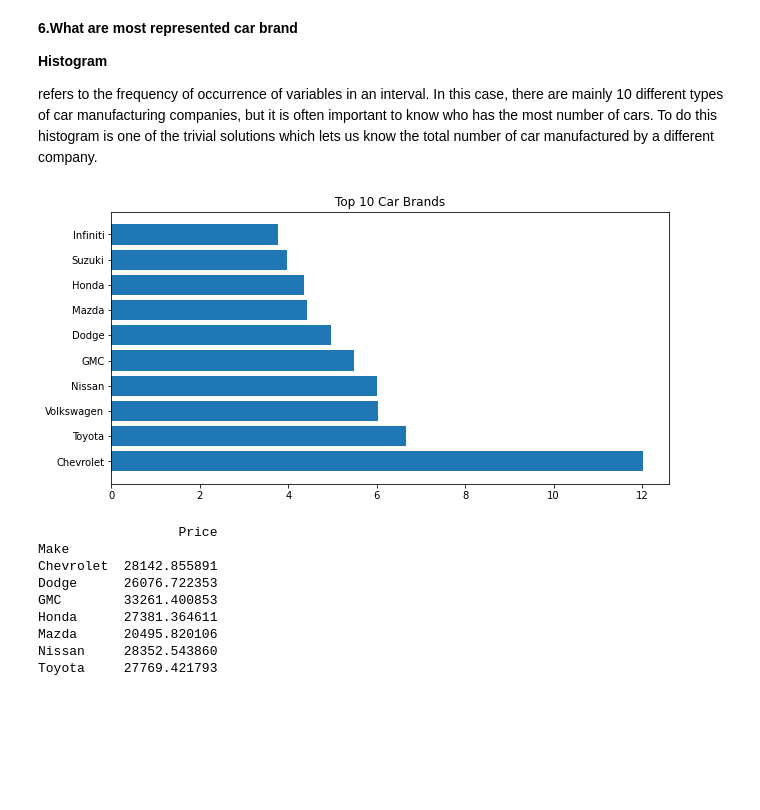
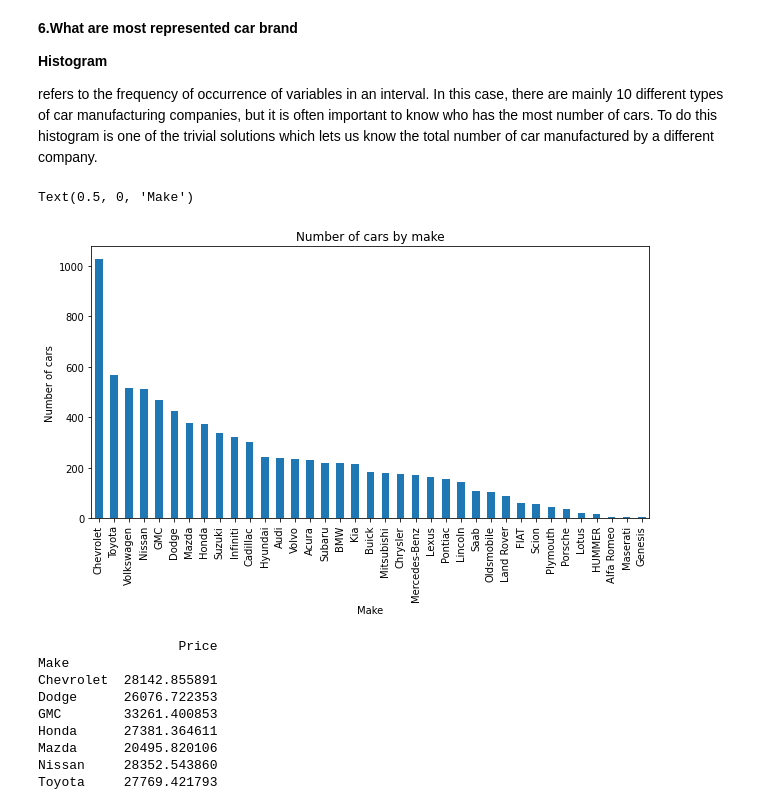
Before and after one commit to Madhavi-Sawarkar/MLProject1, a Jupyter notebook: MLPROJECT.ipynb, the cells around one changed output. Cells and saved outputs as stored; diff of their text form; code cells hidden in the pictures; blank space fills up the shorter version.

```diff
--- a/MLPROJECT.ipynb
+++ b/MLPROJECT.ipynb
@@ -270,16 +301,22 @@ As seen above there were around 1600 rows were outliers. But you cannot complete
  refers to the frequency of occurrence of variables in an interval. In this case, there are mainly 10 different types of car manufacturing companies, but it is often important to know who has the most number of cars. To do this histogram is one of the trivial solutions which lets us know the total number of car manufactured by a different company.
 # %%
 #percentage of car per brand
-counts = data['Make'].value_counts()*100/sum(data['Make'].value_counts())
+#counts = data['Make'].value_counts()*100/sum(data['Make'].value_counts())
 #Top 10 Car Brands
-popular_labels = counts.index[:10]
+#popular_labels = counts.index[:10]
 #Plot
-plt.figure(figsize=(10,5))
-plt.barh(popular_labels, width=counts[:10])
-plt.title('Top 10 Car Brands')
-plt.show()
+#plt.figure(figsize=(10,5))
+#plt.barh(popular_labels, width=counts[:10])
+#plt.title('Top 10 Car Brands')
+#plt.show()
+# Plotting a Histogram
+data.Make.value_counts().nlargest(40).plot(kind='bar', figsize=(10,5))
+plt.title("Number of cars by make")
+plt.ylabel('Number of cars')
+plt.xlabel('Make')
 # %% [output]
+Text(0.5, 0, 'Make')
-[figure, old version]
+[figure, new version]
 # %%
 prices = data[['Make','Price']].loc[(data['Make']=="Chevrolet")|
                                     (data['Make']=="Ford")|
```
Also changed, not shown: parts of 33 cells of this notebook.
